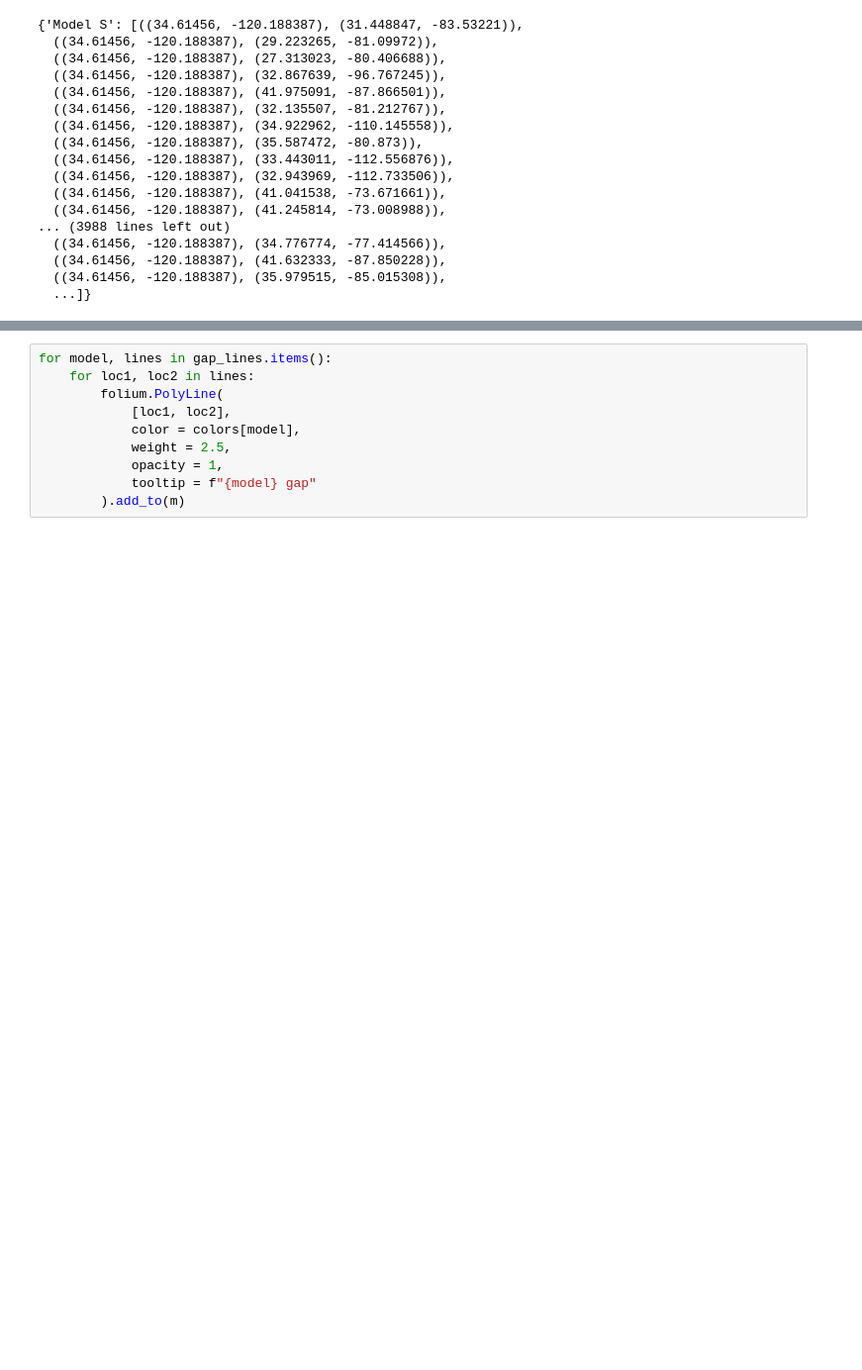
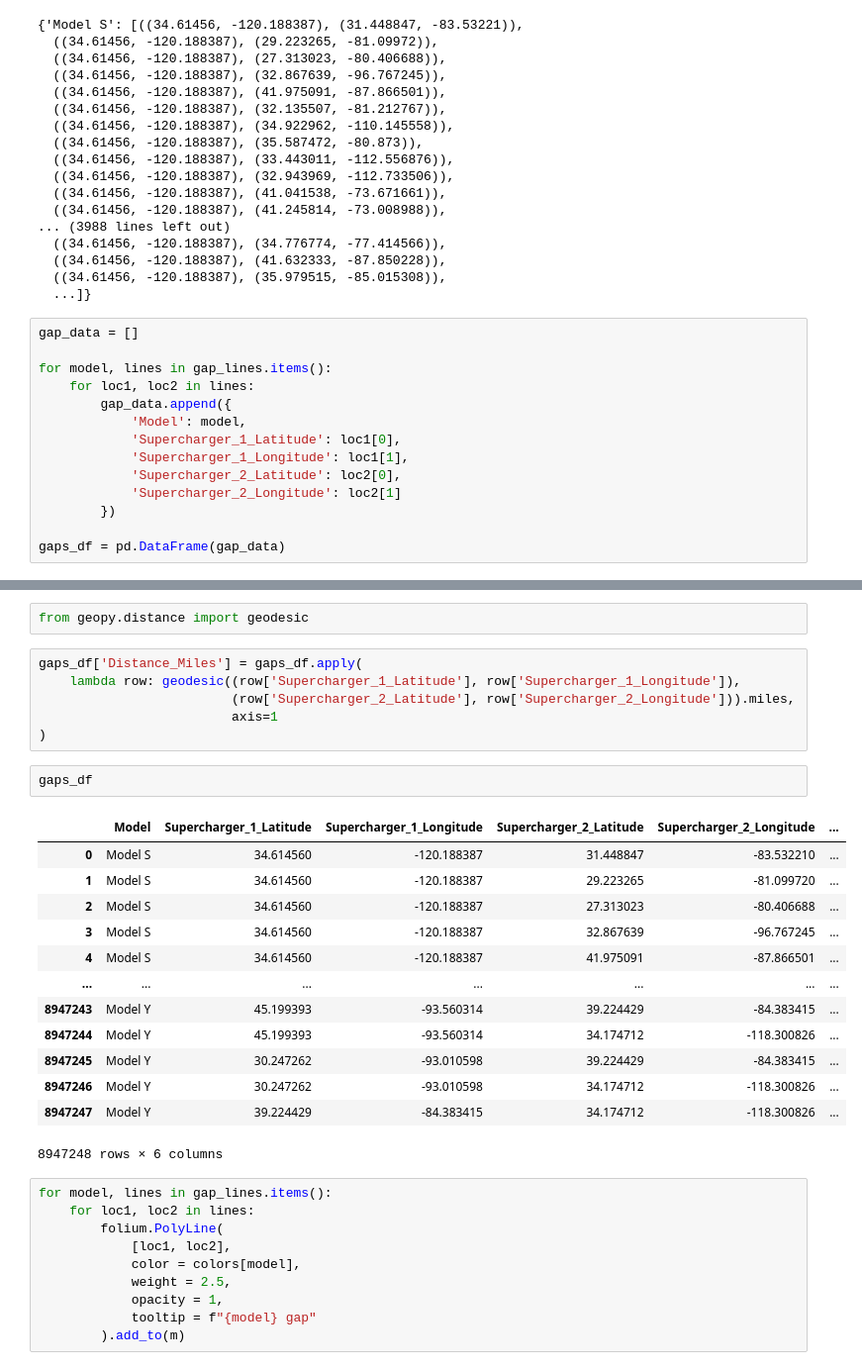
Before and after one commit to PPathole/TeslaChargerTrends, a Jupyter notebook: optimal_supercharger_location.ipynb, the cells around one changed output, grey strips where cells are left out. Shown at 99% size. Saved outputs shown, nothing was run; the diff lists cells and outputs as text; blank space fills up the shorter version.

```diff
--- a/optimal_supercharger_location.ipynb
+++ b/optimal_supercharger_location.ipynb
@@ -274,3 +276,17 @@ gap_lines
   ((34.61456, -120.188387), (41.632333, -87.850228)),
   ((34.61456, -120.188387), (35.979515, -85.015308)),
   ...]}
+# %%
+gap_data = []
+
+for model, lines in gap_lines.items():
+    for loc1, loc2 in lines:
+        gap_data.append({
+            'Model': model,
+            'Supercharger_1_Latitude': loc1[0],
+            'Supercharger_1_Longitude': loc1[1],
+            'Supercharger_2_Latitude': loc2[0],
+            'Supercharger_2_Longitude': loc2[1]
+        })
+
+gaps_df = pd.DataFrame(gap_data)
@@ -277,3 +322,27 @@ gap_lines
+# %%
+from geopy.distance import geodesic
+# %%
+gaps_df['Distance_Miles'] = gaps_df.apply(
+    lambda row: geodesic((row['Supercharger_1_Latitude'], row['Supercharger_1_Longitude']),
+                         (row['Supercharger_2_Latitude'], row['Supercharger_2_Longitude'])).miles,
+                         axis=1
+)
+# %%
+gaps_df
+# %% [output]
+|  | Model | Supercharger_1_Latitude | Supercharger_1_Longitude | Supercharger_2_Latitude | Supercharger_2_Longitude | ... |
+| 0 | Model S | 34.614560 | -120.188387 | 31.448847 | -83.532210 | ... |
+| 1 | Model S | 34.614560 | -120.188387 | 29.223265 | -81.099720 | ... |
+| 2 | Model S | 34.614560 | -120.188387 | 27.313023 | -80.406688 | ... |
+| 3 | Model S | 34.614560 | -120.188387 | 32.867639 | -96.767245 | ... |
+| 4 | Model S | 34.614560 | -120.188387 | 41.975091 | -87.866501 | ... |
+| ... | ... | ... | ... | ... | ... | ... |
+| 8947243 | Model Y | 45.199393 | -93.560314 | 39.224429 | -84.383415 | ... |
+| 8947244 | Model Y | 45.199393 | -93.560314 | 34.174712 | -118.300826 | ... |
+| 8947245 | Model Y | 30.247262 | -93.010598 | 39.224429 | -84.383415 | ... |
+| 8947246 | Model Y | 30.247262 | -93.010598 | 34.174712 | -118.300826 | ... |
+| 8947247 | Model Y | 39.224429 | -84.383415 | 34.174712 | -118.300826 | ... |
+8947248 rows × 6 columns
 # %%
 for model, lines in gap_lines.items():
     for loc1, loc2 in lines:
```
Also changed, not shown: parts of 3 cells of this notebook.
